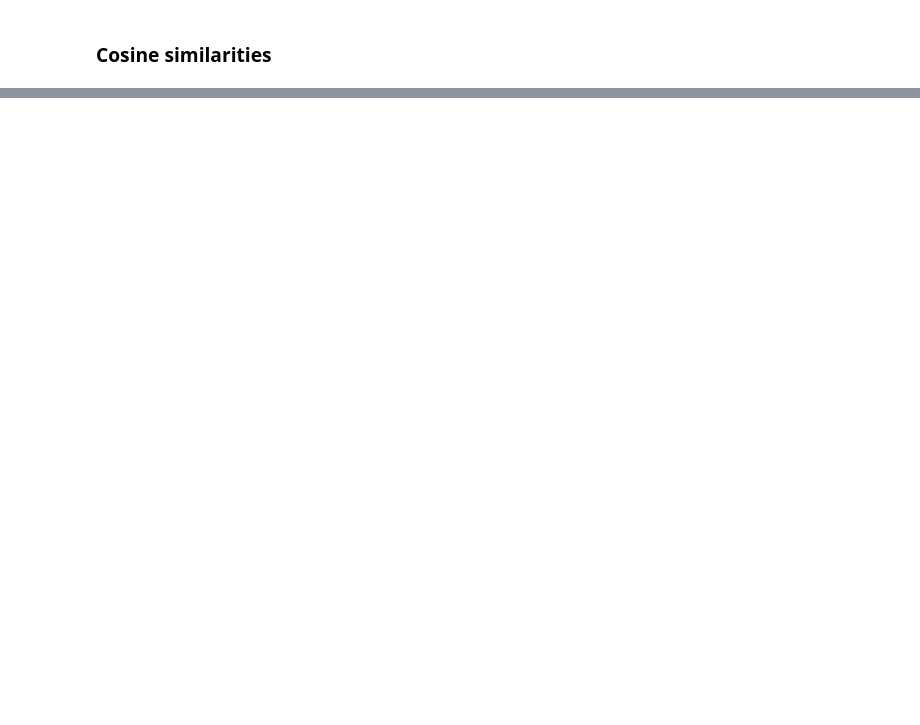
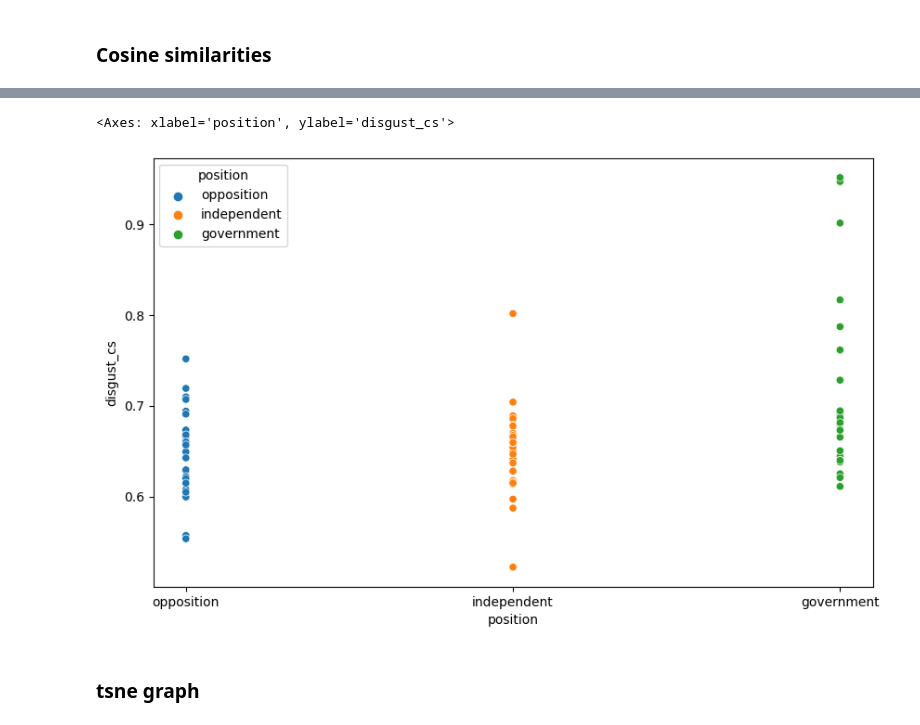
Before and after one commit to alejandrosarria0296/colombian-congress-nlp, a Jupyter notebook: analyzer.ipynb, the cells around one changed output, grey strips where cells are left out. Saved outputs shown, nothing was run; the diff lists cells and outputs as text; code cells hidden in the pictures; blank space fills up the shorter version.

```diff
--- a/analyzer.ipynb
+++ b/analyzer.ipynb
@@ -249,0 +637,11 @@ Index(['senator', 'party', 'centroid', 'happiness_cs', 'anger_cs',
+# %%
+#do a scatterplot of disgust for every senator
+import matplotlib.pyplot as plt
+import seaborn as sns
+plt.figure(figsize=(10, 6))
+sns.scatterplot(x='position', y='disgust_cs', data=senatorsDF, hue='position')
+# %% [output]
+<Axes: xlabel='position', ylabel='disgust_cs'>
+[figure, added]
+# %% [markdown]
+### tsne graph
```
Also changed, not shown: parts of 57 cells of this notebook.
